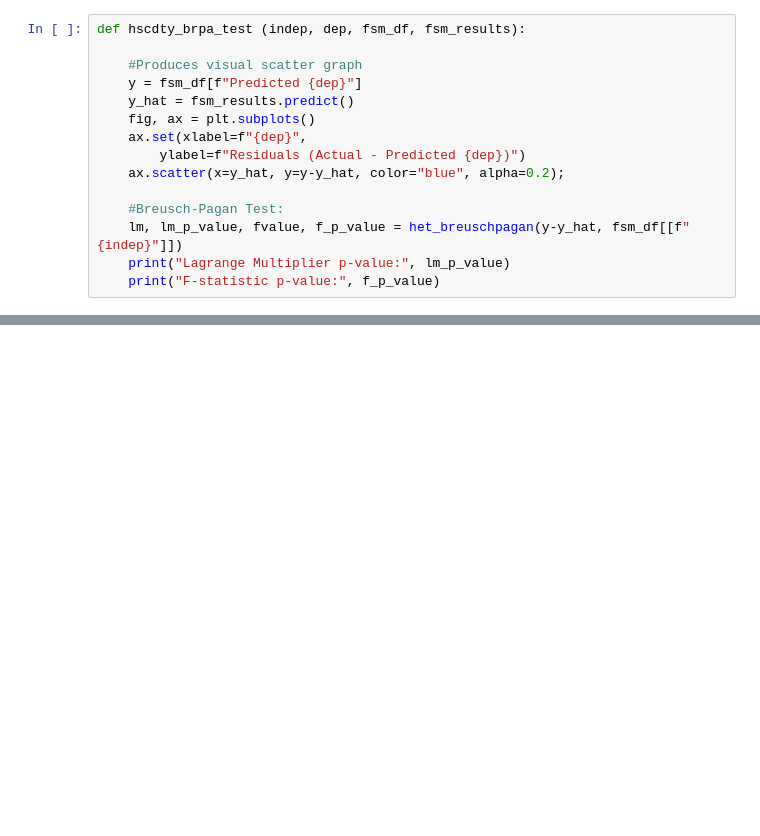
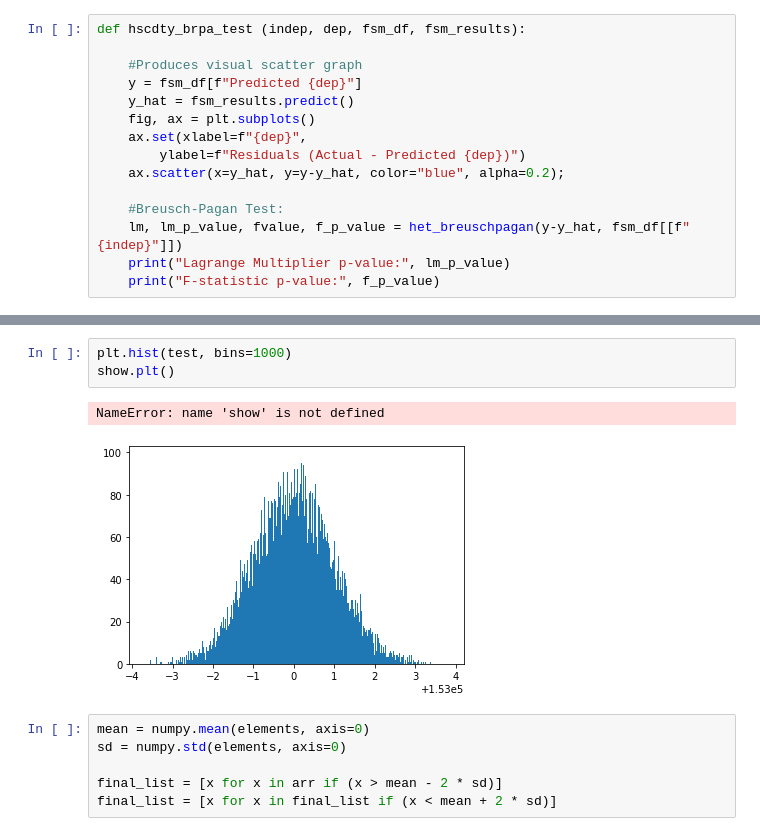
Before and after one commit to Ozxahmed/phase_2_project_chicago-sf-seattle-ds-082420, a Jupyter notebook: notebooks/exploratory/01_will_data_collection_exploration.ipynb, the cells around one changed output, grey strips where cells are left out. Cells and saved outputs as stored; diff of their text form; blank space fills up the shorter version.

```diff
--- a/notebooks/exploratory/01_will_data_collection_exploration.ipynb
+++ b/notebooks/exploratory/01_will_data_collection_exploration.ipynb
@@ -567,0 +621,12 @@ def hscdty_brpa_test (indep, dep, fsm_df, fsm_results):
+# %%
+plt.hist(test, bins=1000)
+show.plt()
+# %% [output]
+NameError: name 'show' is not defined
+[figure, added]
+# %%
+mean = numpy.mean(elements, axis=0)
+sd = numpy.std(elements, axis=0)
+
+final_list = [x for x in arr if (x > mean - 2 * sd)]
+final_list = [x for x in final_list if (x < mean + 2 * sd)]
```
Also changed, not shown: parts of 65 cells of this notebook.
